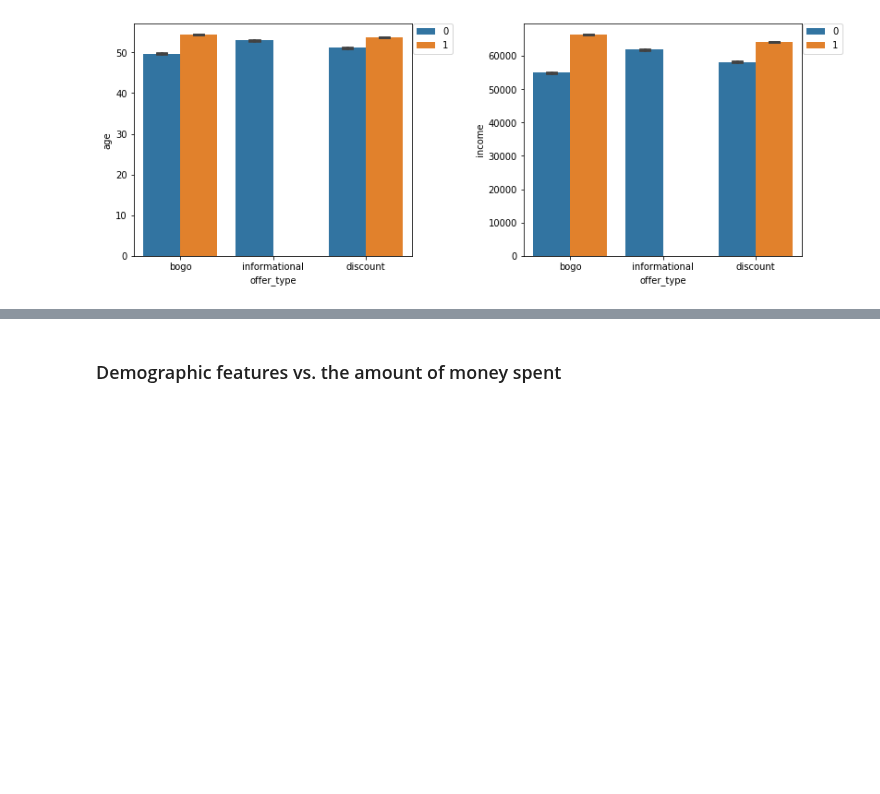
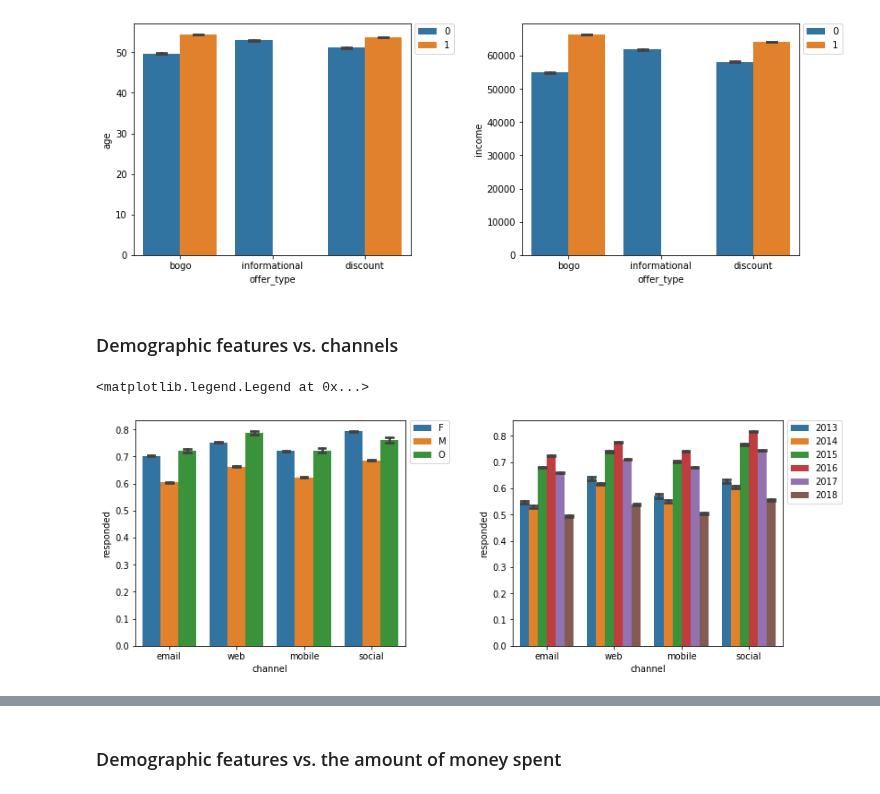
Before and after one commit to Kilie/starbucks, a Jupyter notebook: Starbucks_Capstone_notebook.ipynb, the cells around one changed output, grey strips where cells are left out. Cells and saved outputs as stored; diff of their text form; code cells hidden in the pictures; blank space fills up the shorter version.

```diff
--- a/Starbucks_Capstone_notebook.ipynb
+++ b/Starbucks_Capstone_notebook.ipynb
@@ -737,3 +747,18 @@ ax2.legend(bbox_to_anchor=(1.16, 1.02))
 # %% [output]
 <matplotlib.legend.Legend at 0x...>
 [figure]
+# %% [markdown]
+### Demographic features vs. channels
+# %%
+# Response rate in different gender and joining time groups grouped by channels
+fig, axis = plt.subplots(1, 2)
+plt.subplots_adjust(wspace=0.4, hspace=0.4, top=1.0, right=1.8)
+
+ax1 = sns.barplot(x=channel['channel'], y=channel['responded'], hue=channel['gender'], capsize=.1, ax=axis[0])
+ax2 = sns.barplot(x=channel['channel'], y=channel['responded'], hue=channel['became_member_on'], capsize=.1, ax=axis[1])
+
+ax1.legend(bbox_to_anchor=(1.0, 1.02))
+ax2.legend(bbox_to_anchor=(1.0, 1.02))
+# %% [output]
+<matplotlib.legend.Legend at 0x...>
+[figure, added]
```
Also changed, not shown: parts of 15 cells of this notebook.
